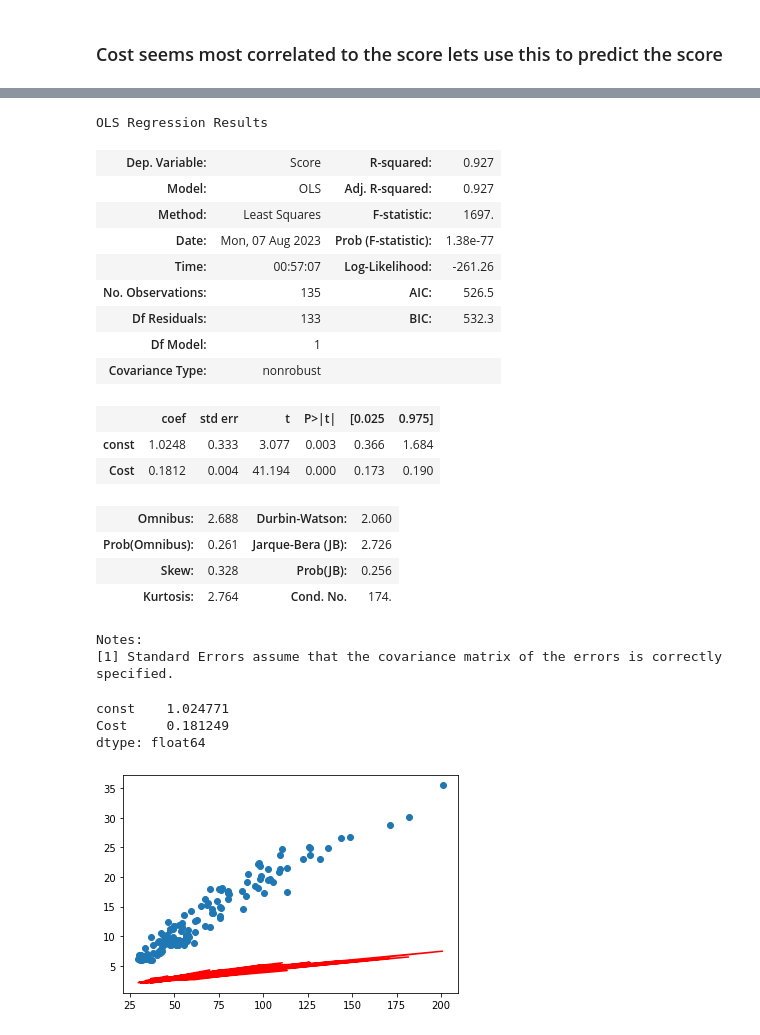
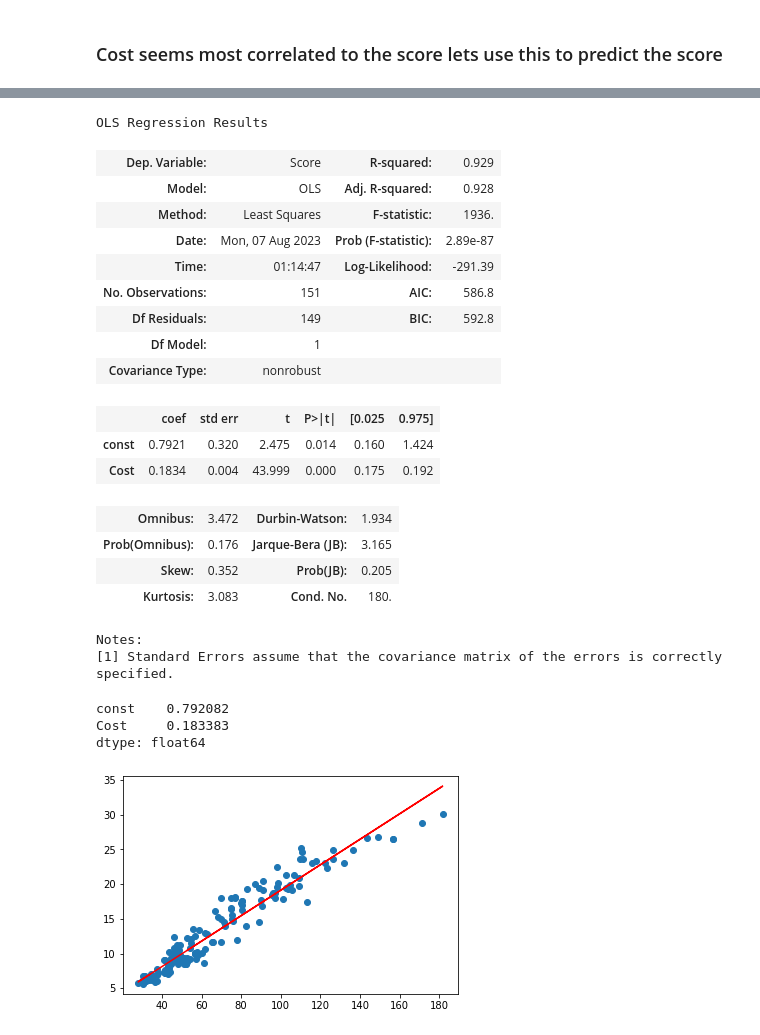
Before and after one commit to akollikonda/DS-Projects, a Jupyter notebook: notebooks/regression.ipynb, the cells around one changed output, grey strips where cells are left out. Saved outputs shown, nothing was run; the diff lists cells and outputs as text; code cells hidden in the pictures.

```diff
--- a/notebooks/regression.ipynb
+++ b/notebooks/regression.ipynb
@@ -74,7 +75,7 @@ plt.show()
 X = df['Cost']
 y = df['Score']
 
-X_train,X_test,y_train,y_test = train_test_split(X,y,train_size=0.67)
+X_train,X_test,y_train,y_test = train_test_split(X,y,train_size=0.75,test_size=0.25,random_state=42)
 # %%
 lr = sn.OLS(y_train,X_train).fit()
 # %%
@@ -111,22 +112,22 @@ lr_1 = sn.OLS(y_train,X_train_with_intercept).fit()
 lr_1.summary()
 # %% [output]
 OLS Regression Results
-| Dep. Variable: | Score | R-squared: | 0.927 |
-| Model: | OLS | Adj. R-squared: | 0.927 |
-| Method: | Least Squares | F-statistic: | 1697. |
-| Date: | Mon, 07 Aug 2023 | Prob (F-statistic): | 1.38e-77 |
-| Time: | 00:57:07 | Log-Likelihood: | -261.26 |
-| No. Observations: | 135 | AIC: | 526.5 |
-| Df Residuals: | 133 | BIC: | 532.3 |
+| Dep. Variable: | Score | R-squared: | 0.929 |
+| Model: | OLS | Adj. R-squared: | 0.928 |
+| Method: | Least Squares | F-statistic: | 1936. |
+| Date: | Mon, 07 Aug 2023 | Prob (F-statistic): | 2.89e-87 |
+| Time: | 01:14:47 | Log-Likelihood: | -291.39 |
+| No. Observations: | 151 | AIC: | 586.8 |
+| Df Residuals: | 149 | BIC: | 592.8 |
 | Df Model: | 1 |  |  |
 | Covariance Type: | nonrobust |  |  |
 |  | coef | std err | t | P>|t| | [0.025 | 0.975] |
-| const | 1.0248 | 0.333 | 3.077 | 0.003 | 0.366 | 1.684 |
-| Cost | 0.1812 | 0.004 | 41.194 | 0.000 | 0.173 | 0.190 |
+| const | 0.7921 | 0.320 | 2.475 | 0.014 | 0.160 | 1.424 |
+| Cost | 0.1834 | 0.004 | 43.999 | 0.000 | 0.175 | 0.192 |
-| Omnibus: | 2.688 | Durbin-Watson: | 2.060 |
-| Prob(Omnibus): | 0.261 | Jarque-Bera (JB): | 2.726 |
-| Skew: | 0.328 | Prob(JB): | 0.256 |
-| Kurtosis: | 2.764 | Cond. No. | 174. |
+| Omnibus: | 3.472 | Durbin-Watson: | 1.934 |
+| Prob(Omnibus): | 0.176 | Jarque-Bera (JB): | 3.165 |
+| Skew: | 0.352 | Prob(JB): | 0.205 |
+| Kurtosis: | 3.083 | Cond. No. | 180. |
 Notes:
 [1] Standard Errors assume that the covariance matrix of the errors is correctly specified.
 # %%
@@ -134,17 +135,17 @@ b0 = lr_1.params[0]
 b1 = lr_1.params[1]
 print(lr_1.params)
 # %% [output]
-const    1.024771
-Cost     0.181249
+const    0.792082
+Cost     0.183383
 dtype: float64
 # %%
 plt.scatter(X_train,y_train)
 
-plt.plot(X_train,b0+b1*y_train,'r')
+plt.plot(X_train,b0+b1*X_train,'r')
 
 plt.show()
 # %% [output]
-[figure, old version]
+[figure, new version]
 # %%
 X_test_with_intercept = sn.add_constant(X_test)
 y_test_fitted = lr_1.predict(X_test_with_intercept)
```
Also changed, not shown: parts of 13 cells of this notebook, 3 other files.
